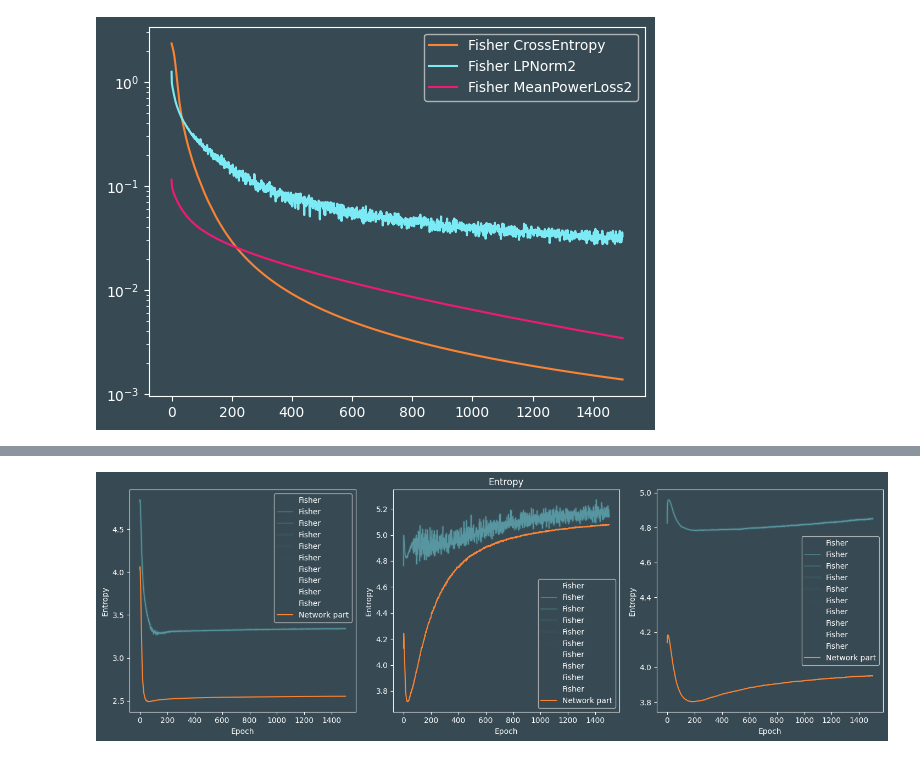
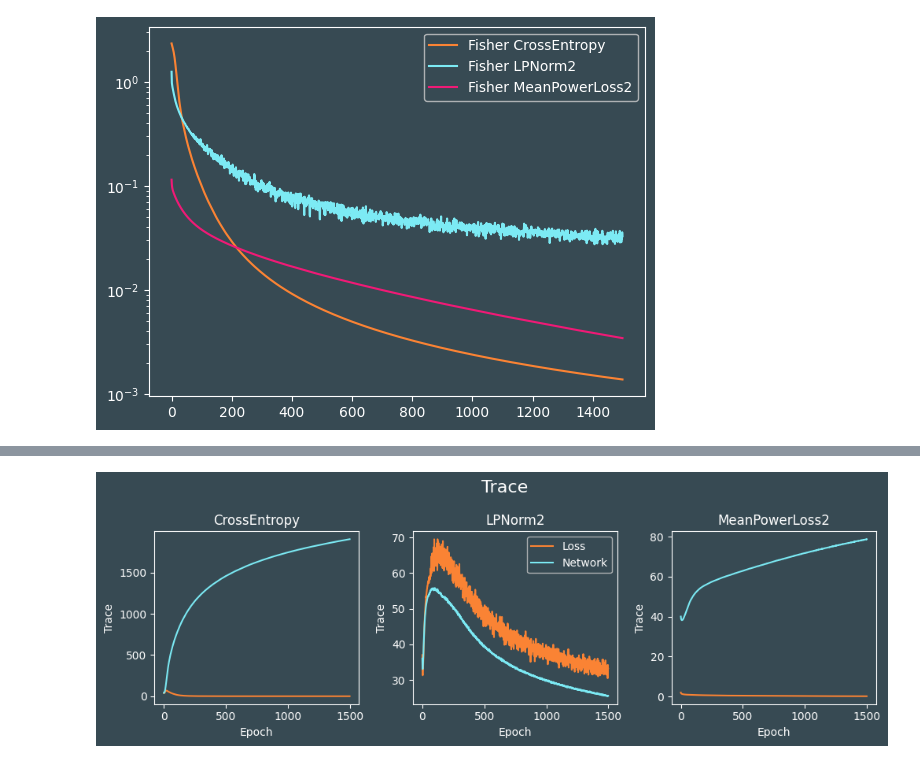
Before and after one commit to ma-sauter/Talks, a Jupyter notebook: dpg-fruehjahrstagung-2024/Experiments/Plotting.ipynb, the cells around one changed output, grey strips where cells are left out. Drawn from its saved outputs; the diff is of its cells as text; code cells hidden in the pictures.

Commit message:
Modified plots

```diff
--- a/dpg-fruehjahrstagung-2024/Experiments/Plotting.ipynb
+++ b/dpg-fruehjahrstagung-2024/Experiments/Plotting.ipynb
@@ -103,0 +167,23 @@ plt.savefig('mnist_plot.pdf', bbox_inches='tight')
+# %%
+# plot r and l entropy for all losses
+
+neon = NeonHue()
+
+fig, ax = plt.subplots(1,3, figsize=(10.5,3.5))
+for i, lossname in enumerate(lossnames):
+    axis = ax[i]
+    reg_plot, = axis.plot(1-reports["l_train_recorder_" + lossname]["entropy"]/np.log(500), label=f"Loss", color = "C0")
+    neon_tuple = neon.plot(axis, 1-reports["r_train_recorder_" + lossname]["entropy"]/np.log(500), label=f"Network", color = "C1")
+    axis.set_xlabel("Epoch")
+    axis.set_ylabel("Parameter Correlation")
+    if lossname == "MeanPowerLoss2":
+        axis.set_title("MSE")
+    else:
+        axis.set_title(f"{lossname}")
+
+ax[1].legend([reg_plot, neon_tuple], ["Loss", "Network"])
+fig.suptitle("Parameter Correlation", fontsize=16)
+plt.tight_layout(rect=(0,0,0.97,1))
+plt.savefig('Resultplots/Corr_plot_NetworkMarked.png', dpi=600, transparent=True)
+
+plt.show()
@@ -104,21 +192,22 @@ plt.savefig('mnist_plot.pdf', bbox_inches='tight')
 # %%
-# plot r and l entropy for all losses
+# plot r and l trace for all losses
 
 neon = NeonHue()
 
-fig, ax = plt.subplots(1,3, figsize=(15,5))
+fig, ax = plt.subplots(1,3, figsize=(10.5,3.5))
 for i, lossname in enumerate(lossnames):
     axis = ax[i]
-    neon.plot(axis, reports["l_train_recorder_" + lossname]["entropy"], label=f"Fisher", color = "C1")
-    axis.plot(reports["r_train_recorder_" + lossname]["entropy"], label=f"Network part")
-    axis.legend()
+    neon_tuple = axis.plot(reports["l_train_recorder_" + lossname]["trace"]/500, label=f"Loss", color = "C0")
+    reg_plot = axis.plot(reports["r_train_recorder_" + lossname]["trace"]/500, label=f"Network", color = "C1")
     axis.set_xlabel("Epoch")
-    axis.set_ylabel("Entropy")
-ax[1].set_title("Entropy")
+    axis.set_ylabel("Trace")
 
+    axis.set_title(f"{lossname}")
+
+ax[1].legend()
+fig.suptitle("Trace", fontsize=16)
 plt.tight_layout(rect=(0,0,0.97,1))
-#plt.savefig('Resultplots/entropy_plot.png', dpi=600, transparent=True)
-
+plt.savefig('Resultplots/trace_plot.png', dpi=600, transparent=True)
 plt.show()
 # %% [output]
-[figure, old version]
+[figure, new version]
```
Also changed, not shown: parts of 7 cells of this notebook, 15 other files.
